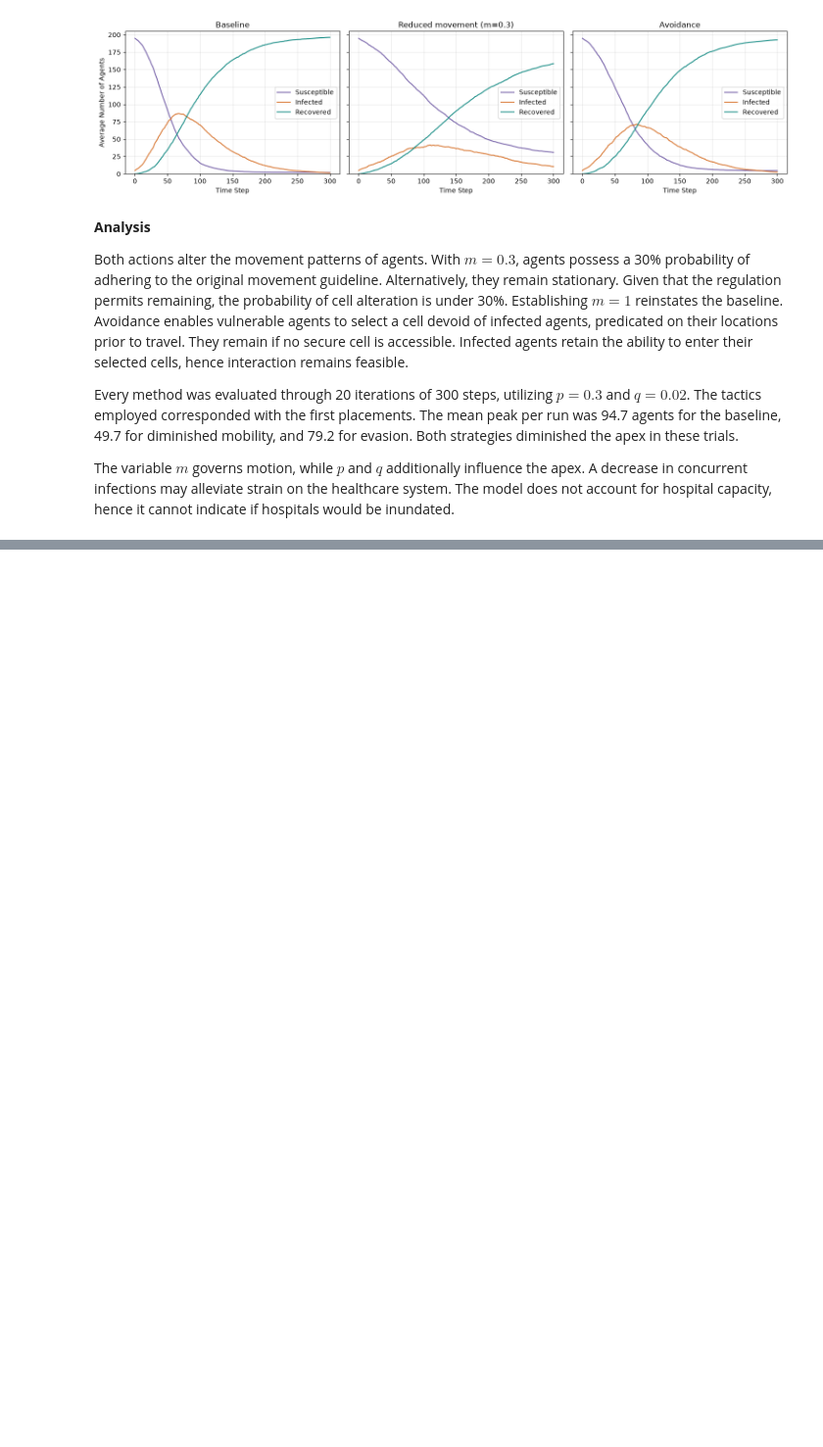
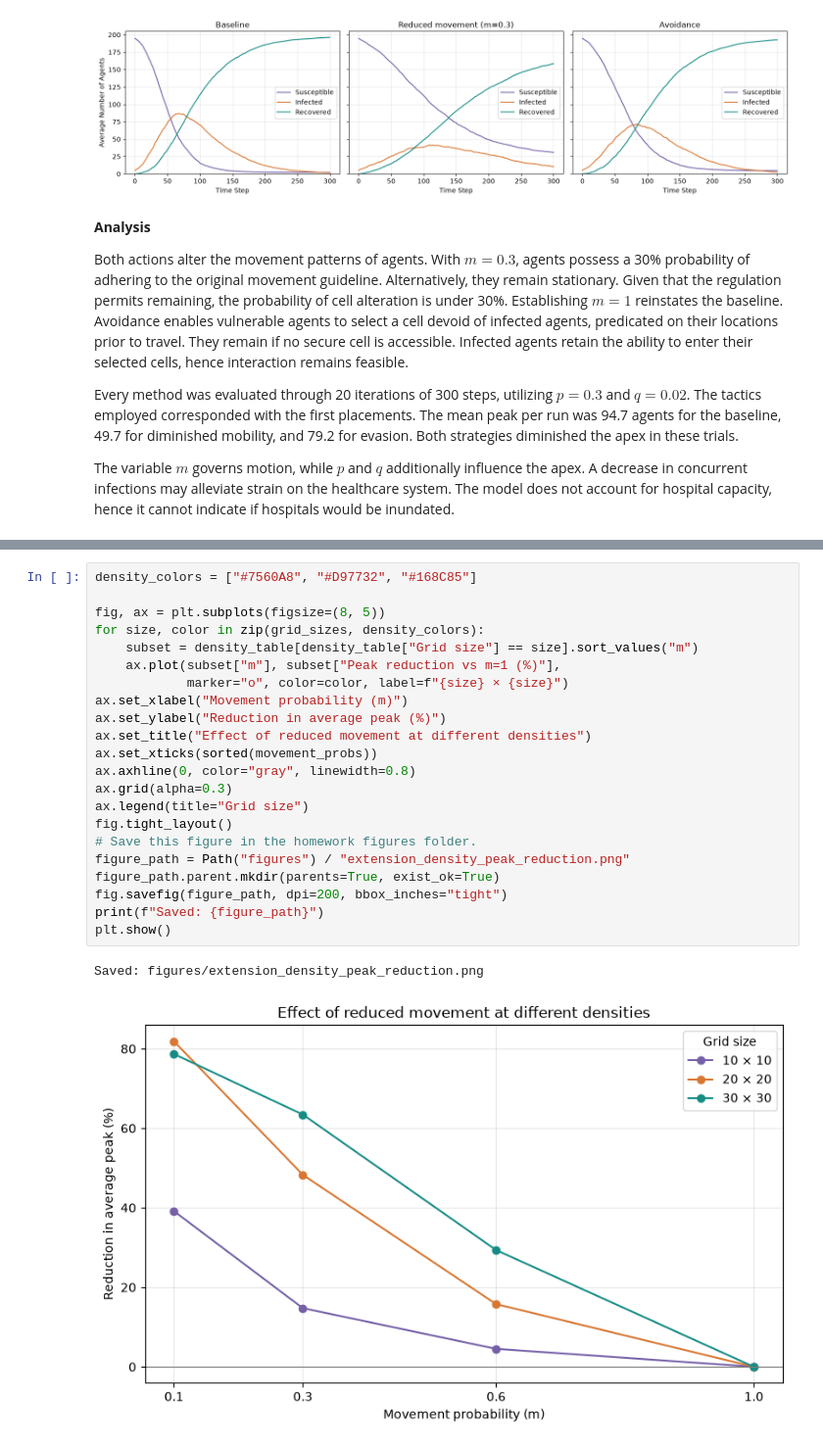
Before and after one commit to zxc12a8/BMI500-HW7-Agent-Based-Modeling, a Jupyter notebook: q2.ipynb, the cells around one changed output, grey strips where cells are left out. Shown at 98% size. Cells and saved outputs as stored; diff of their text form; blank space fills up the shorter version.

```diff
--- a/q2.ipynb
+++ b/q2.ipynb
@@ -370,0 +641,25 @@ The variable $m$ governs motion, while $p$ and $q$ additionally influence the ap
+# %%
+density_colors = ["#7560A8", "#D97732", "#168C85"]
+
+fig, ax = plt.subplots(figsize=(8, 5))
+for size, color in zip(grid_sizes, density_colors):
+    subset = density_table[density_table["Grid size"] == size].sort_values("m")
+    ax.plot(subset["m"], subset["Peak reduction vs m=1 (%)"],
+            marker="o", color=color, label=f"{size} × {size}")
+ax.set_xlabel("Movement probability (m)")
+ax.set_ylabel("Reduction in average peak (%)")
+ax.set_title("Effect of reduced movement at different densities")
+ax.set_xticks(sorted(movement_probs))
+ax.axhline(0, color="gray", linewidth=0.8)
+ax.grid(alpha=0.3)
+ax.legend(title="Grid size")
+fig.tight_layout()
+# Save this figure in the homework figures folder.
+figure_path = Path("figures") / "extension_density_peak_reduction.png"
+figure_path.parent.mkdir(parents=True, exist_ok=True)
+fig.savefig(figure_path, dpi=200, bbox_inches="tight")
+print(f"Saved: {figure_path}")
+plt.show()
+# %% [output]
+Saved: figures/extension_density_peak_reduction.png
+[figure, added]
```
Also changed, not shown: parts of 16 cells of this notebook, 8 other files.
